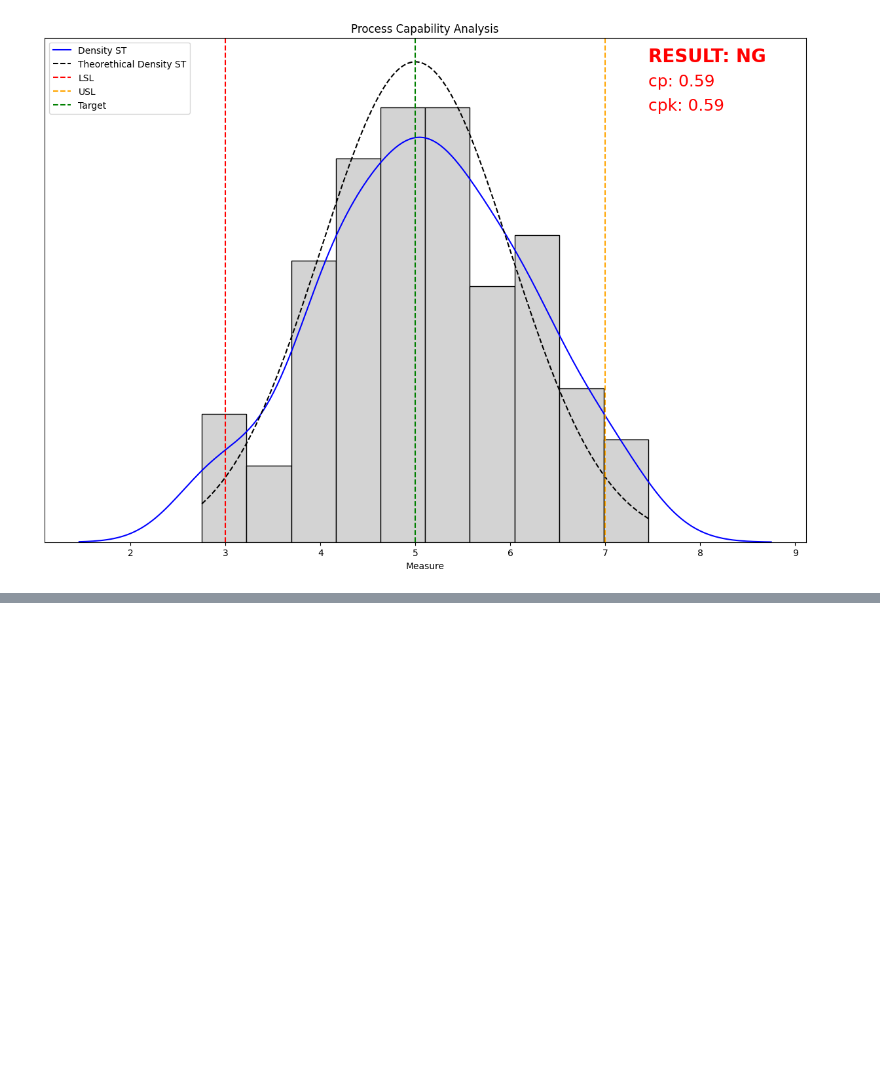
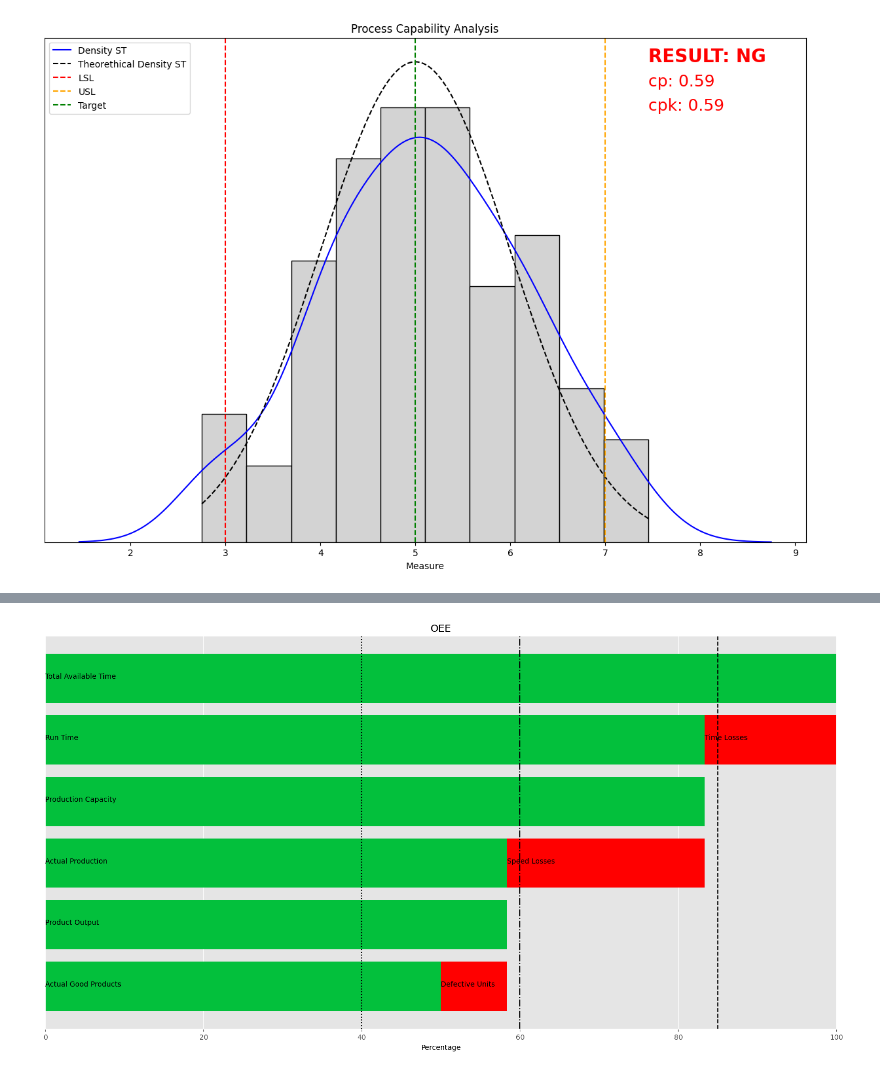
Before and after one commit to NMB-MIC/basic_python_20231216, a Jupyter notebook: 03_matplotlib.ipynb, the cells around one changed output, grey strips where cells are left out. Saved outputs shown, nothing was run; the diff lists cells and outputs as text; code cells hidden in the pictures; blank space fills up the shorter version.

```diff
--- a/03_matplotlib.ipynb
+++ b/03_matplotlib.ipynb
@@ -606,0 +609,87 @@ fig = process_capability(data)
+# %%
+import matplotlib.pyplot as plt
+
+def oee(A,B,C=0,D=0,E=0,F=0):
+    """
+    A: Total available time
+    B: Run time
+    C: Production capacity
+    D: Actual product
+    E: Product output
+    F : Actual good products
+    """
+    if B <= A and D <= C and E == D and F <= E:
+        oee_indicator = {}
+        oee_indicator["avialability"] = round(B/A*100,2)
+        oee_indicator["perormance_efficiency"] = round(D/C*100,2)
+        oee_indicator["quilty_rate"] = round(F/E*100,2)
+        oee_indicator["oee"] = round(oee_indicator["avialability"]/100*oee_indicator["perormance_efficiency"]/100*oee_indicator["quilty_rate"]/100*100,2)
+
+
+        # % Total available time
+        profits=[100]
+        # % Run time
+        profits.append(B/A*100)
+            # % Production capacity
+        profits.append(B/A*100)
+            # % Actual production
+        profits.append(D/C*profits[2])
+            # % Product output
+        profits.append(D/C*profits[2])
+            # % Actual good products
+        profits.append(F/E*profits[4])
+
+            # Define a list for losses percentages
+        loss=[0]
+            # % Time losses
+        loss.append(profits[0]-profits[1])
+
+        loss.append(profits[1]-profits[2])
+
+            # % Speed losses
+        loss.append(profits[2]-profits[3])
+
+        loss.append(profits[3]-profits[4])
+
+            # % Defective units
+        loss.append(profits[4]-profits[5])
+
+
+        ind = [0,1,2,3,4,5]
+
+        plt.figure(figsize=(20,10))
+        plt.barh(ind,profits,color='#03C03C')
+        plt.barh(ind,loss,left=profits,color='red')
+        plt.gca().invert_yaxis()
+
+        plt.yticks([])
+        # Add OEE components
+        plt.text(0, 0, 'Total Available Time', horizontalalignment='left')
+        plt.text(0, 1, 'Run Time', horizontalalignment='left')
+        plt.text(profits[1], 1, 'Time Losses', horizontalalignment='left')
+        plt.text(0, 2, 'Production Capacity', horizontalalignment='left')
+        plt.text(0, 3, 'Actual Production', horizontalalignment='left')
+        plt.text(profits[3], 3, 'Speed Losses', horizontalalignment='left')
+        plt.text(0, 4, 'Product Output', horizontalalignment='left')
+        plt.text(0, 5, 'Actual Good Products', horizontalalignment='left')
+        plt.text(profits[5], 5, 'Defective Units', horizontalalignment='left')
+
+        plt.title("OEE")
+        plt.xlabel("Percentage")
+
+        # Plot OEE universal benchmarks
+        plt.axvline(85, linestyle='dashed', color='black', label='World Class OEE')
+        plt.axvline(60, linestyle='dashdot', color='black', label='Typical OEE')
+        plt.axvline(40, linestyle='dotted', color='black', label='Low OEE')
+        return oee_indicator
+        # Errors validation
+    if B > A:
+        print('Error. The run time cannot be greater than the total available time.')
+    if D > C:
+        print('Error. The actual production cannot be greater than the production capacity.')
+    if E != D:
+        print('Error. The product output must be equal to actual production.')
+    if F > E:
+        print('Error. The actual good products cannot be greater than the product output.')
+print(oee(12,10,1000,700,700,600))
+# %% [output]
@@ -606,0 +697 @@ fig = process_capability(data)
+[figure, added]
```
Also changed, not shown: parts of 2 cells of this notebook, 3 other files.
